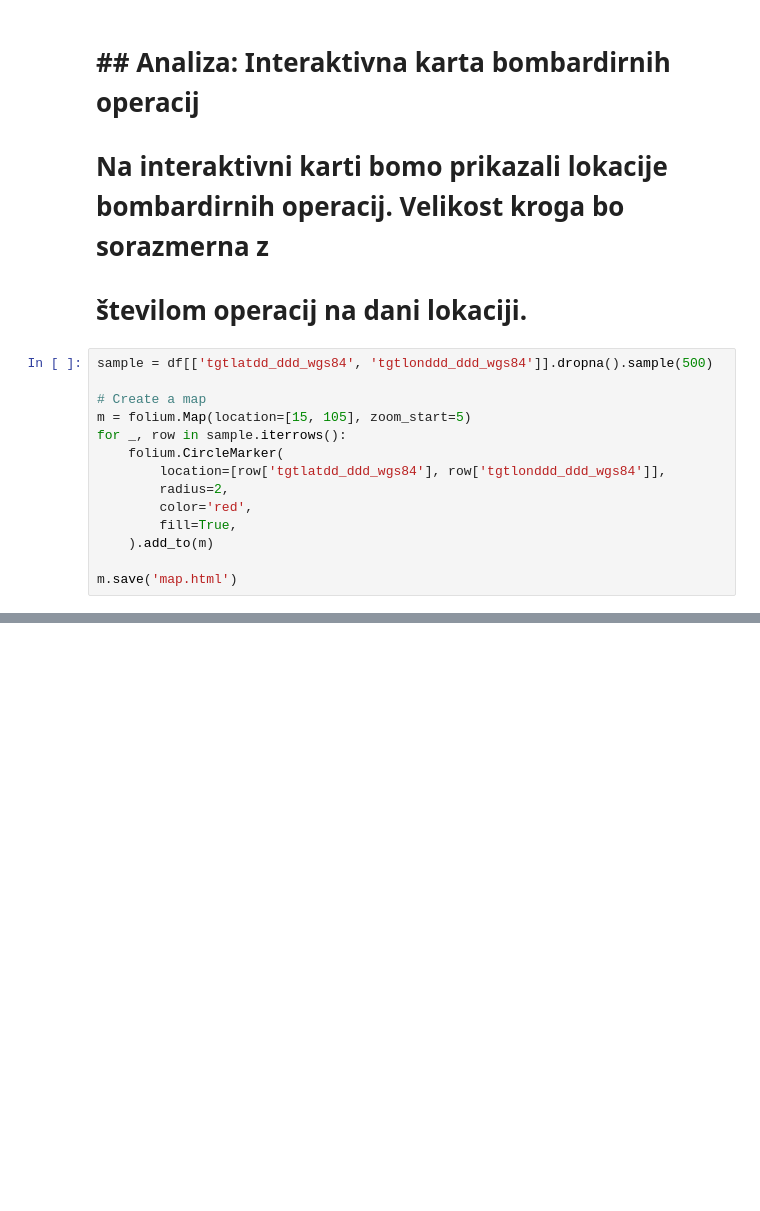
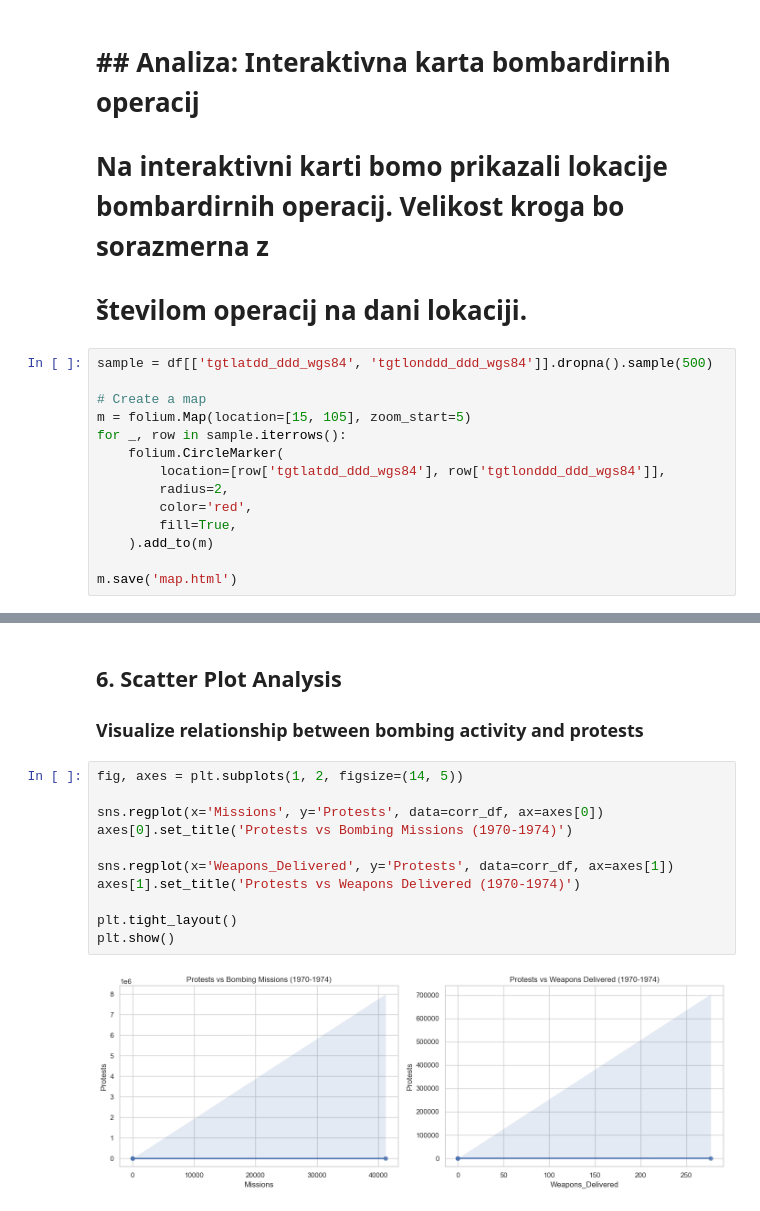
Before and after one commit to domen-jersek/Python_projektna_naloga, a Jupyter notebook: projektna.ipynb, the cells around one changed output, grey strips where cells are left out. Cells and saved outputs as stored; diff of their text form; blank space fills up the shorter version.

```diff
--- a/projektna.ipynb
+++ b/projektna.ipynb
@@ -149,0 +267,16 @@ m.save('map.html')
+# %% [markdown]
+## 6. Scatter Plot Analysis
+### Visualize relationship between bombing activity and protests
+# %%
+fig, axes = plt.subplots(1, 2, figsize=(14, 5))
+
+sns.regplot(x='Missions', y='Protests', data=corr_df, ax=axes[0])
+axes[0].set_title('Protests vs Bombing Missions (1970-1974)')
+
+sns.regplot(x='Weapons_Delivered', y='Protests', data=corr_df, ax=axes[1])
+axes[1].set_title('Protests vs Weapons Delivered (1970-1974)')
+
+plt.tight_layout()
+plt.show()
+# %% [output]
+[figure, added]
```
Also changed, not shown: parts of 13 cells of this notebook.
